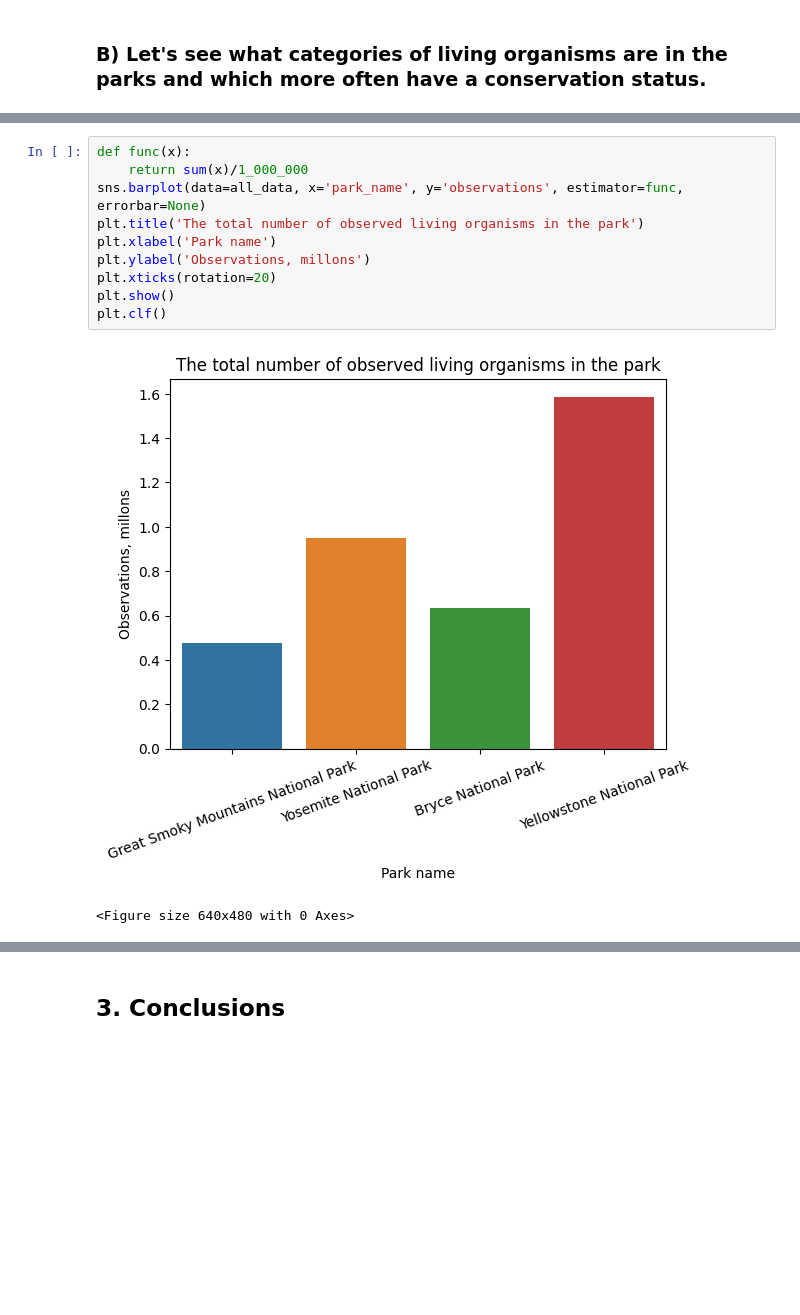
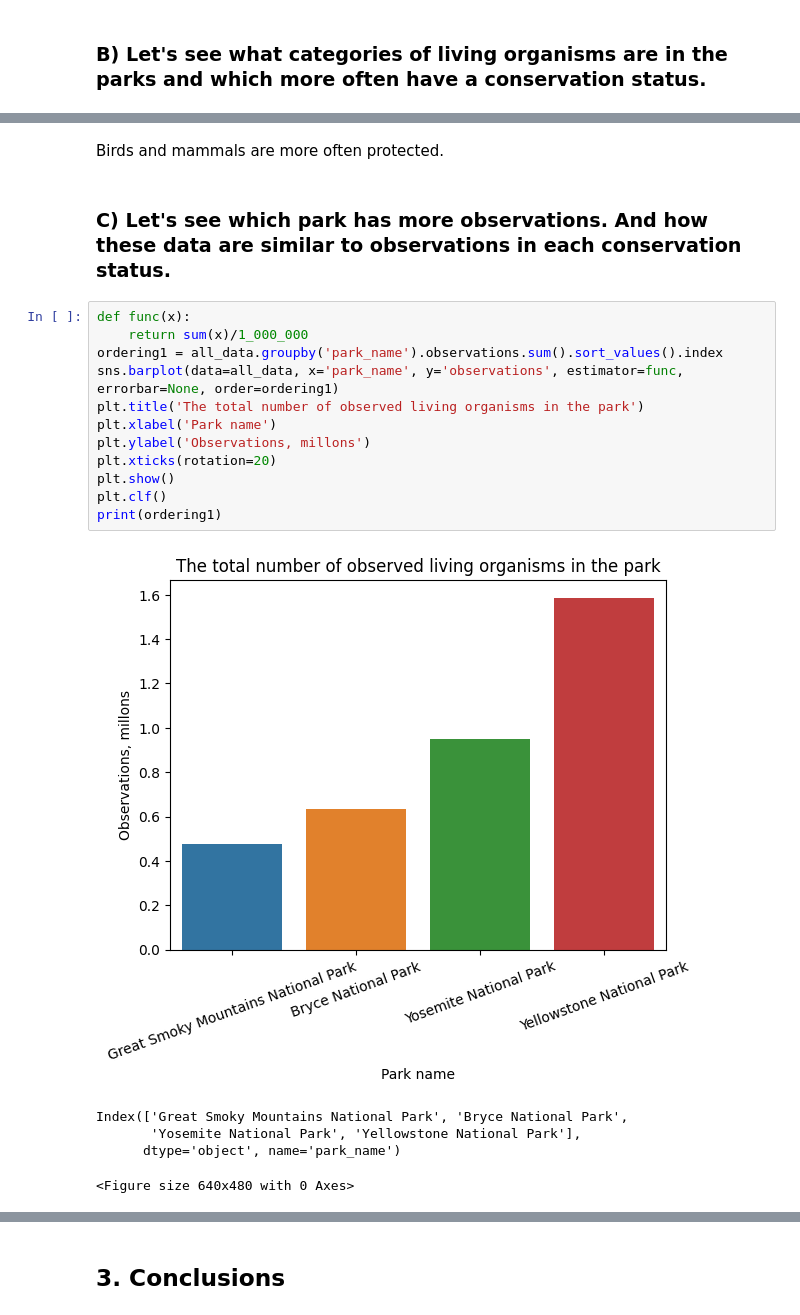
Before and after one commit to RUDMUSO/Projects, a Jupyter notebook: biodiversity/biodiversity.ipynb, the cells around one changed output, grey strips where cells are left out. Saved outputs shown, nothing was run; the diff lists cells and outputs as text; blank space fills up the shorter version.

```diff
--- a/biodiversity/biodiversity.ipynb
+++ b/biodiversity/biodiversity.ipynb
@@ -171,13 +203,22 @@ plt.clf()
+# %% [markdown]
+Birds and mammals are more often protected.
+# %% [markdown]
+### C) Let's see which park has more observations. And how these data are similar to observations in each conservation status.
 # %%
 def func(x):
     return sum(x)/1_000_000
-sns.barplot(data=all_data, x='park_name', y='observations', estimator=func, errorbar=None)
+ordering1 = all_data.groupby('park_name').observations.sum().sort_values().index
+sns.barplot(data=all_data, x='park_name', y='observations', estimator=func, errorbar=None, order=ordering1)
 plt.title('The total number of observed living organisms in the park')
 plt.xlabel('Park name')
 plt.ylabel('Observations, millons')
 plt.xticks(rotation=20)
 plt.show()
 plt.clf()
+print(ordering1)
 # %% [output]
-[figure, old version]
+[figure, new version]
-<Figure size 640x480 with 0 Axes>
+Index(['Great Smoky Mountains National Park', 'Bryce National Park',
+       'Yosemite National Park', 'Yellowstone National Park'],
+      dtype='object', name='park_name')
+<Figure size 640x480 with 0 Axes>
```
Also changed, not shown: parts of 14 cells of this notebook.
